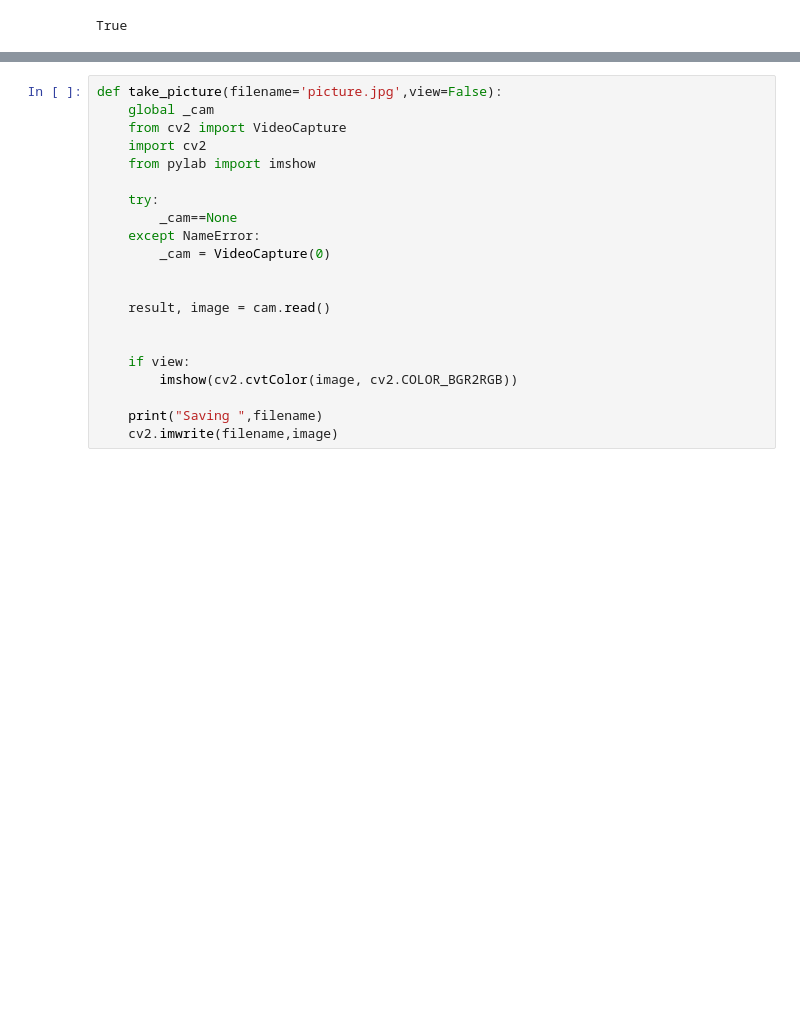
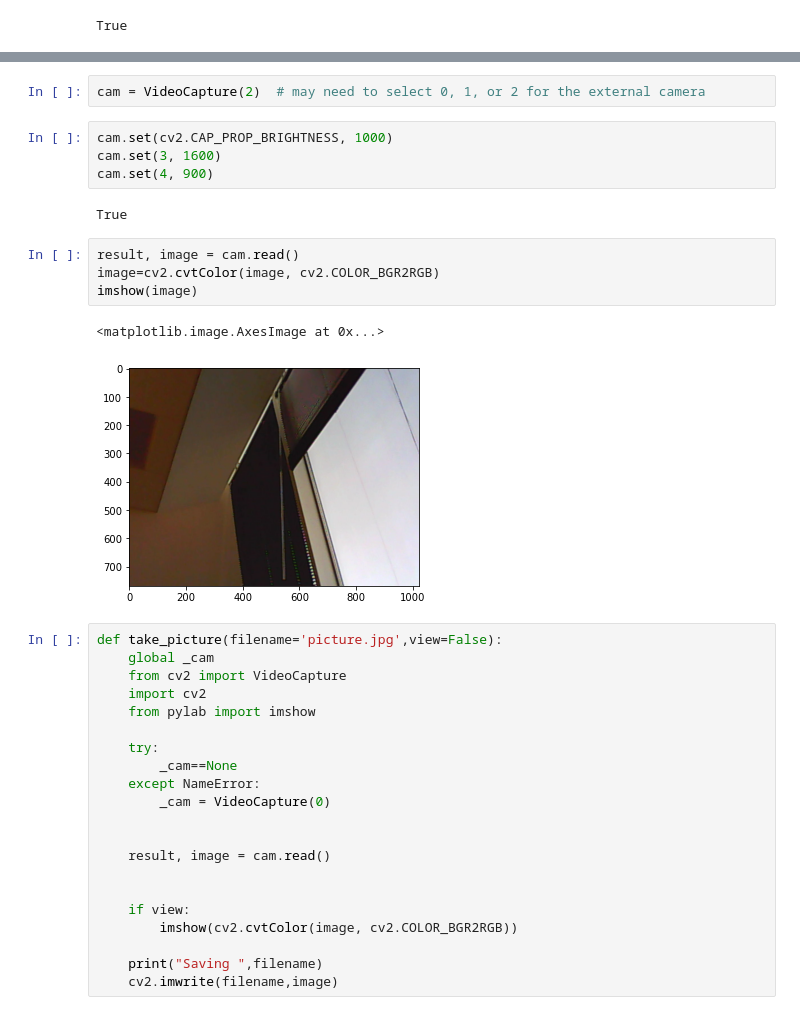
Before and after one commit to bblais/AI-and-Robotics-Fall-2022-Class-Notebooks, a Jupyter notebook: Sprint #4 - Images, Classification, and Neural Networks/2022-11-25 - Webcam Capture.ipynb, the cells around one changed output, grey strips where cells are left out. Cells and saved outputs as stored; diff of their text form; blank space fills up the shorter version.

```diff
--- a/Sprint #4 - Images, Classification, and Neural Networks/2022-11-25 - Webcam Capture.ipynb
+++ b/Sprint #4 - Images, Classification, and Neural Networks/2022-11-25 - Webcam Capture.ipynb
@@ -27,3 +21,18 @@ imshow(image)
+# %%
+cam = VideoCapture(2)  # may need to select 0, 1, or 2 for the external camera
+# %%
+cam.set(cv2.CAP_PROP_BRIGHTNESS, 1000)
+cam.set(3, 1600)
+cam.set(4, 900)
+# %% [output]
+True
+# %%
+result, image = cam.read()
+image=cv2.cvtColor(image, cv2.COLOR_BGR2RGB)
+imshow(image)
+# %% [output]
+<matplotlib.image.AxesImage at 0x...>
+[figure, added]
 # %%
 def take_picture(filename='picture.jpg',view=False):
     global _cam
```
Also changed, not shown: parts of 3 cells of this notebook, 8 other files.
